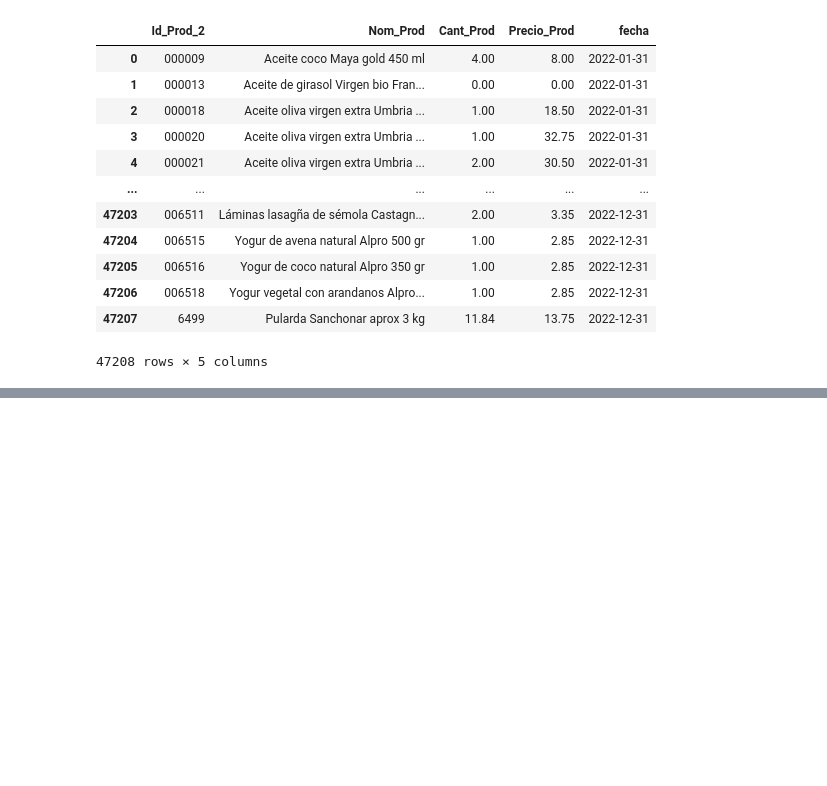
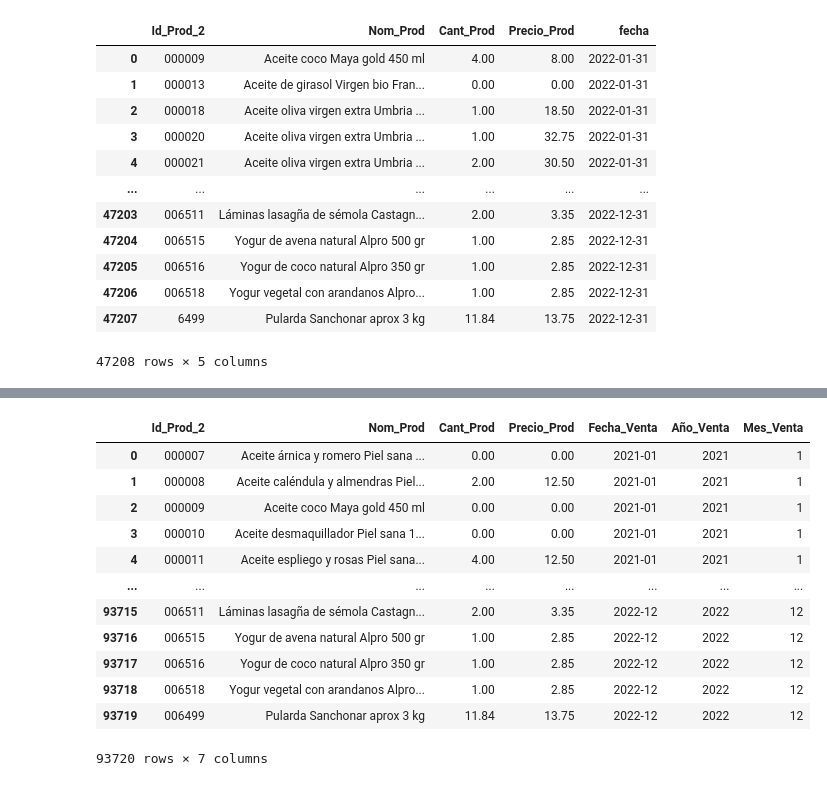
Before and after one commit to Factoria-F5-AI-Bootcamp-1-Edicion/Proyecto_Osa, a Jupyter notebook: Osa_limpieza.ipynb, the cells around one changed output, grey strips where cells are left out. Saved outputs shown, nothing was run; the diff lists cells and outputs as text; code cells hidden in the pictures; blank space fills up the shorter version.

```diff
--- a/Osa_limpieza.ipynb
+++ b/Osa_limpieza.ipynb
@@ -1454,0 +1624,9 @@ dfventas_2022_con_cero
+# %%
+# Vamos a proceder a limitar la fecha con mes y año
+
+# Primero ordenamos por fecha.
+dfventas_2021_2022_con_cero.sort_values(by='fecha')
+
+# se define el formato fecha por año y mes porque se requiere promedios mensuales
+dfventas_2021_2022_con_cero['Fecha_Venta'] = pd.PeriodIndex(dfventas_2021_2022_con_cero['fecha'], freq='M')
+dfventas_2021_2022_con_cero
@@ -1454,0 +1647,3 @@ dfventas_2022_con_cero
+# %%
+dfventas_2021_2022_con_cero_V2 = dfventas_2021_2022_con_cero.drop('fecha',axis=1)
+dfventas_2021_2022_con_cero_V2
@@ -1454,0 +1664,21 @@ dfventas_2022_con_cero
+# %%
+# Convertir 'Fecha_Compra' a tipo datetime y extraer año y mes
+
+dfventas_2021_2022_con_cero_V2['Año_Venta'] = dfventas_2021_2022_con_cero_V2['Fecha_Venta'].dt.year
+dfventas_2021_2022_con_cero_V2['Mes_Venta'] = dfventas_2021_2022_con_cero_V2['Fecha_Venta'].dt.month
+# Mostrar resultado
+dfventas_2021_2022_con_cero_V2
+# %% [output]
+|  | Id_Prod_2 | Nom_Prod | Cant_Prod | Precio_Prod | Fecha_Venta | Año_Venta | Mes_Venta |
+| 0 | 000007 | Aceite árnica y romero Piel sana ... | 0.00 | 0.00 | 2021-01 | 2021 | 1 |
+| 1 | 000008 | Aceite caléndula y almendras Piel... | 2.00 | 12.50 | 2021-01 | 2021 | 1 |
+| 2 | 000009 | Aceite coco Maya gold 450 ml | 0.00 | 0.00 | 2021-01 | 2021 | 1 |
+| 3 | 000010 | Aceite desmaquillador Piel sana 1... | 0.00 | 0.00 | 2021-01 | 2021 | 1 |
+| 4 | 000011 | Aceite espliego y rosas Piel sana... | 4.00 | 12.50 | 2021-01 | 2021 | 1 |
+| ... | ... | ... | ... | ... | ... | ... | ... |
+| 93715 | 006511 | Láminas lasagña de sémola Castagn... | 2.00 | 3.35 | 2022-12 | 2022 | 12 |
+| 93716 | 006515 | Yogur de avena natural Alpro 500 gr | 1.00 | 2.85 | 2022-12 | 2022 | 12 |
+| 93717 | 006516 | Yogur de coco natural Alpro 350 gr | 1.00 | 2.85 | 2022-12 | 2022 | 12 |
+| 93718 | 006518 | Yogur vegetal con arandanos Alpro... | 1.00 | 2.85 | 2022-12 | 2022 | 12 |
+| 93719 | 006499 | Pularda Sanchonar aprox 3 kg | 11.84 | 13.75 | 2022-12 | 2022 | 12 |
+93720 rows × 7 columns
```
Also changed, not shown: parts of 33 cells of this notebook.
